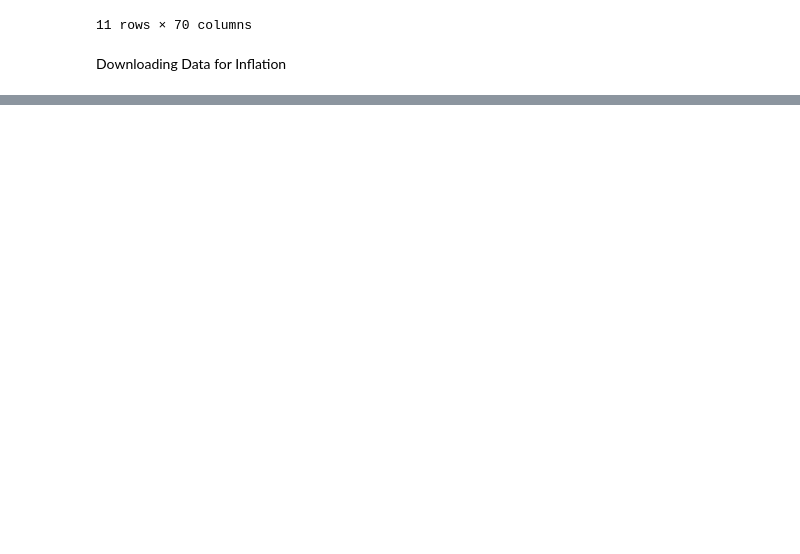
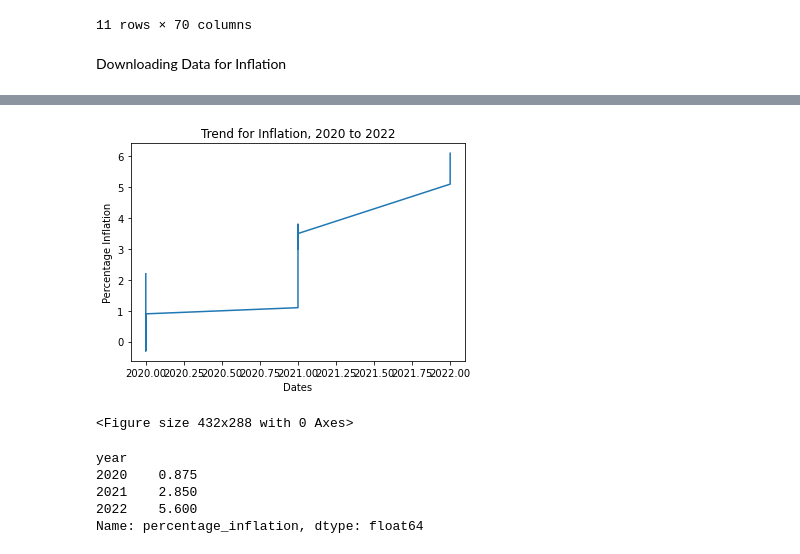
Before and after one commit to MAST30034-Applied-Data-Science/generic-buy-now-pay-later-project-group-10-bnpl, a Jupyter notebook: notebooks/external_datasets.ipynb, the cells around one changed output, grey strips where cells are left out. Drawn from its saved outputs; the diff is of its cells as text; code cells hidden in the pictures; blank space fills up the shorter version.

Commit message:
aggregated data for inflation rates

```diff
--- a/notebooks/external_datasets.ipynb
+++ b/notebooks/external_datasets.ipynb
@@ -95,0 +138,15 @@ inflation_pd.head(20)
+# %%
+inflation_cleaned_pd['month'] = dates_pd[0]
+inflation_cleaned_pd['year'] = dates_pd[1]
+# %%
+#Converting year to integer
+year_col = dates_pd[1]
+year_col.to_list()
+year_col = [int(item) for item in year_col]
+
+percentage_inflation_col = inflation_cleaned_pd['percentage_inflation']
+percentage_inflation_col = [float(item) for item in percentage_inflation_col]
+# %%
+inflation_cleaned_pd['year'] = year_col
+inflation_cleaned_pd['month'] = dates_pd[0]
+inflation_cleaned_pd['percentage_inflation'] = percentage_inflation_col
@@ -95,0 +162,6 @@ inflation_pd.head(20)
+# %%
+#further cleaning: removing all data taken before the year 2020, and removing NaN values for data not available yet:
+
+inflation_cleaned_pd = inflation_cleaned_pd.loc[inflation_cleaned_pd['year']>=2020]
+
+inflation_cleaned_pd = inflation_cleaned_pd[inflation_cleaned_pd['percentage_inflation'].notna()]
@@ -95,0 +182,22 @@ inflation_pd.head(20)
+# %%
+#Plotting line graph to visualize trends in inflation:
+plt.plot(inflation_cleaned_pd['year'],inflation_cleaned_pd['percentage_inflation'])
+plt.title('Trend for Inflation, 2020 to 2022')
+plt.xlabel('Dates')
+plt.ylabel('Percentage Inflation')
+plt.show()
+plt.savefig('/Users/ahirve/Desktop/ads_bnpl/plots/inflation_trends.png')
+# %% [output]
+[figure, added]
+<Figure size 432x288 with 0 Axes>
+# %%
+#Aggregating inflation percentages for each year
+
+inflation_agg = inflation_cleaned_pd.groupby('year')['percentage_inflation'].aggregate('mean')
+inflation_agg.head(5)
+# %% [output]
+year
+2020    0.875
+2021    2.850
+2022    5.600
+Name: percentage_inflation, dtype: float64
```
Also changed, not shown: parts of 11 cells of this notebook, 3 other files.
